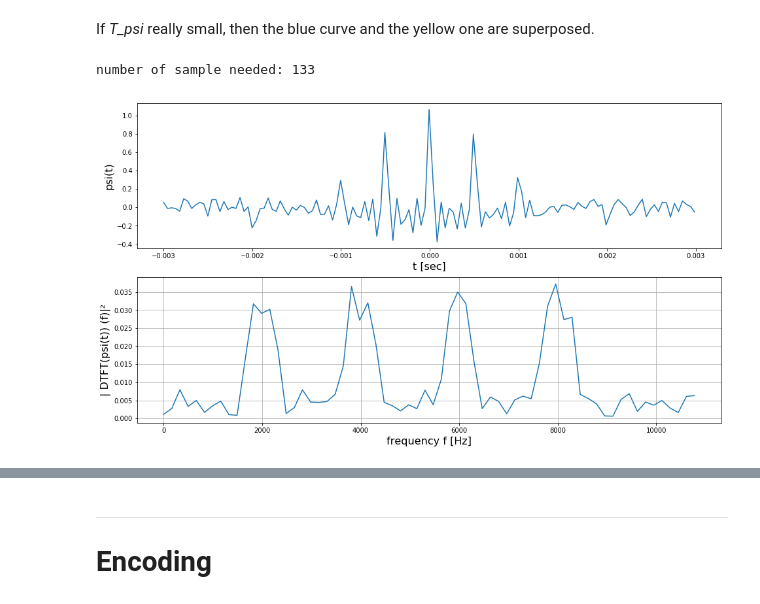
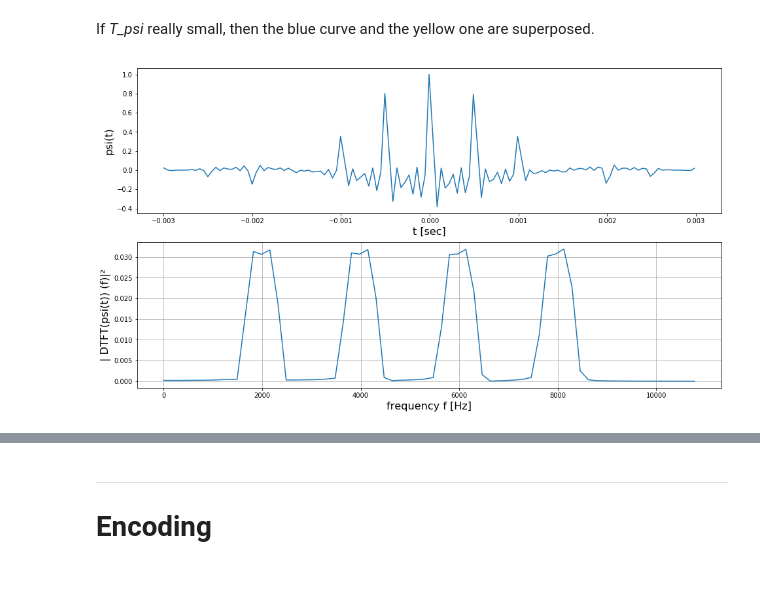
Before and after one commit to Dreyvor/Project_PDC, a Jupyter notebook: signal_conception.ipynb, the cells around one changed output, grey strips where cells are left out. Drawn from its saved outputs; the diff is of its cells as text; code cells hidden in the pictures.

```diff
--- a/signal_conception.ipynb
+++ b/signal_conception.ipynb
@@ -139,37 +122,36 @@ def addNoise(y):
 def getSignal():
     y_base = psi(t)
     y = modulate_and_resize(y_base)
-    #return y
-    return addNoise(y)
+    return y
+    #return addNoise(y)
 
 y_to_send = getSignal()
 
 ################
 ##### PLOT #####
 ################
 n = len(y_to_send)
 k = np.arange(n)
 T = n/Fs
 frq = k/T # two sides frequency range
 frq = frq[range(n // 2)] # one side frequency range (7 = 3*2+1 ==> 7//2 = 6//2 = 3)
 
 Y = np.fft.fft(y_to_send)/n # fft computing and normalization
 Y = Y[range(n // 2)]
 
 plt.figure(figsize=(16,9))
 plt.subplot(211)
 plt.plot(t,y_to_send)
 plt.xlabel("t [sec]",fontsize=16)
 plt.ylabel("psi(t)",fontsize=16)
 plt.subplot(212)
 plt.plot(frq, np.abs(Y))
 plt.xlabel("frequency f [Hz]",fontsize=16)
 plt.ylabel("| DTFT(psi(t)) (f)|²",fontsize=16)
 plt.grid()
 plt.show()
 # %% [output]
-number of sample needed: 133
-[figure, old version]
+[figure, new version]
 # %%
 sample_interval = int(min(n/2, 50))
 test = y_to_send[len(y_to_send)//2-sample_interval:len(y_to_send)//2+sample_interval]
```
Also changed, not shown: parts of 18 cells of this notebook, 3 other files.
